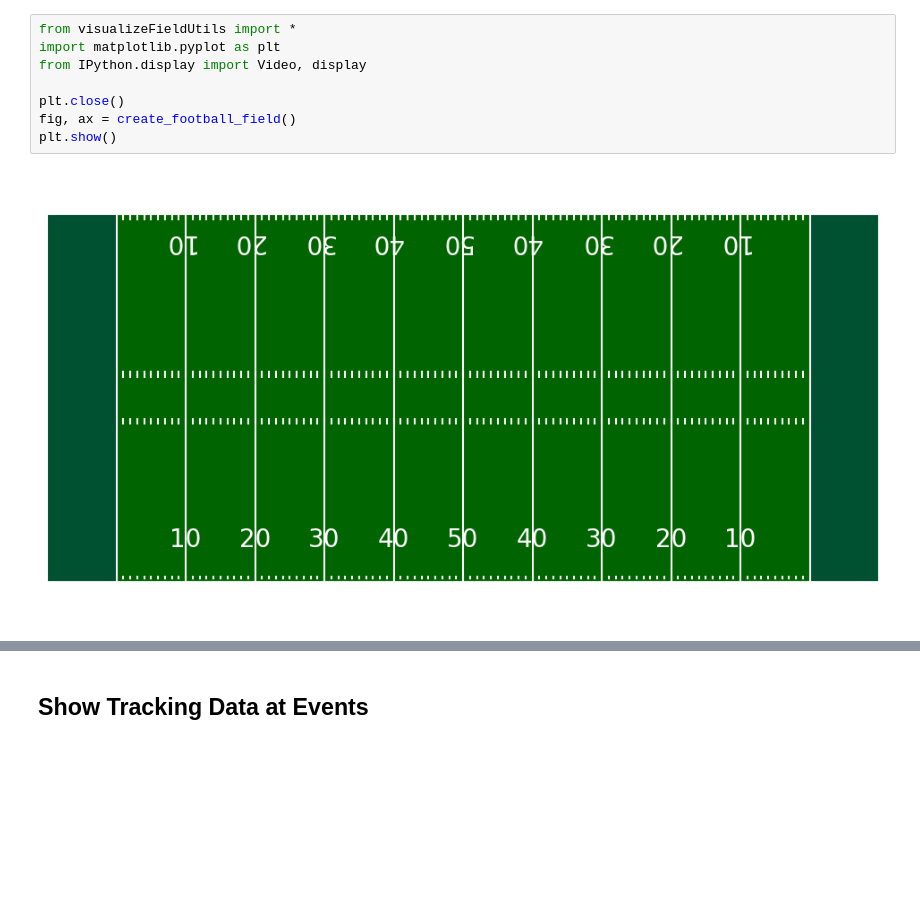
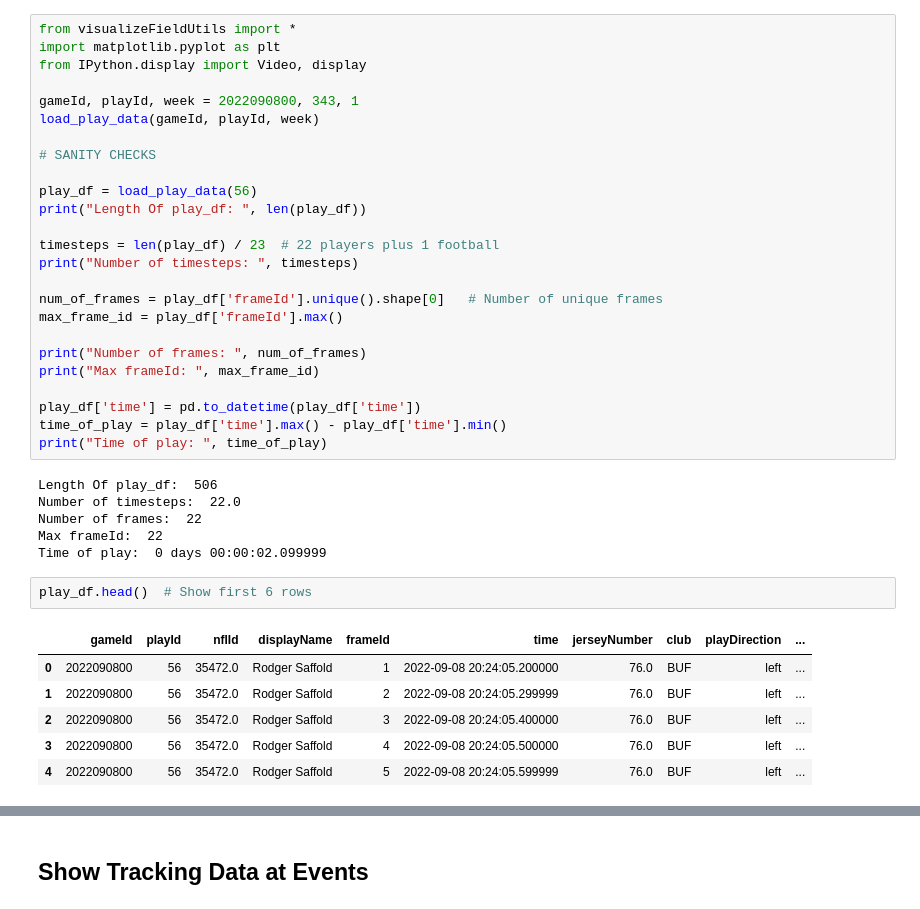
Before and after one commit to PaulASeward/CastleDefense, a Jupyter notebook: visualizeGreenField.ipynb, the cells around one changed output, grey strips where cells are left out. Cells and saved outputs as stored; diff of their text form; blank space fills up the shorter version.

Commit message:
sanity checks

```diff
--- a/visualizeGreenField.ipynb
+++ b/visualizeGreenField.ipynb
@@ -3,8 +3,38 @@ from visualizeFieldUtils import *
 import matplotlib.pyplot as plt
 from IPython.display import Video, display
 
-plt.close()
-fig, ax = create_football_field()
-plt.show()
+gameId, playId, week = 2022090800, 343, 1
+load_play_data(gameId, playId, week)
+
+# SANITY CHECKS
+
+play_df = load_play_data(56)
+print("Length Of play_df: ", len(play_df))
+
+timesteps = len(play_df) / 23  # 22 players plus 1 football
+print("Number of timesteps: ", timesteps)
+
+num_of_frames = play_df['frameId'].unique().shape[0]   # Number of unique frames
+max_frame_id = play_df['frameId'].max()
+
+print("Number of frames: ", num_of_frames)
+print("Max frameId: ", max_frame_id)
+
+play_df['time'] = pd.to_datetime(play_df['time'])
+time_of_play = play_df['time'].max() - play_df['time'].min()
+print("Time of play: ", time_of_play)
 # %% [output]
-[figure, removed]
+Length Of play_df:  506
+Number of timesteps:  22.0
+Number of frames:  22
+Max frameId:  22
+Time of play:  0 days 00:00:02.099999
+# %%
+play_df.head()  # Show first 6 rows
+# %% [output]
+|  | gameId | playId | nflId | displayName | frameId | time | jerseyNumber | club | playDirection | ... |
+| 0 | 2022090800 | 56 | 35472.0 | Rodger Saffold | 1 | 2022-09-08 20:24:05.200000 | 76.0 | BUF | left | ... |
+| 1 | 2022090800 | 56 | 35472.0 | Rodger Saffold | 2 | 2022-09-08 20:24:05.299999 | 76.0 | BUF | left | ... |
+| 2 | 2022090800 | 56 | 35472.0 | Rodger Saffold | 3 | 2022-09-08 20:24:05.400000 | 76.0 | BUF | left | ... |
+| 3 | 2022090800 | 56 | 35472.0 | Rodger Saffold | 4 | 2022-09-08 20:24:05.500000 | 76.0 | BUF | left | ... |
+| 4 | 2022090800 | 56 | 35472.0 | Rodger Saffold | 5 | 2022-09-08 20:24:05.599999 | 76.0 | BUF | left | ... |
```
Also changed, not shown: parts of 2 cells of this notebook.
